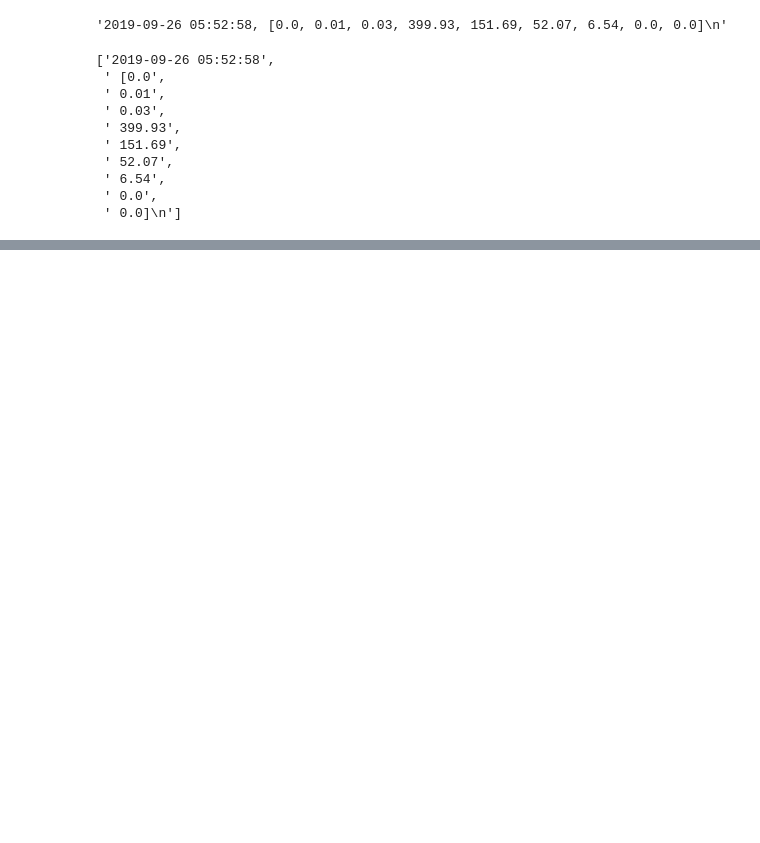
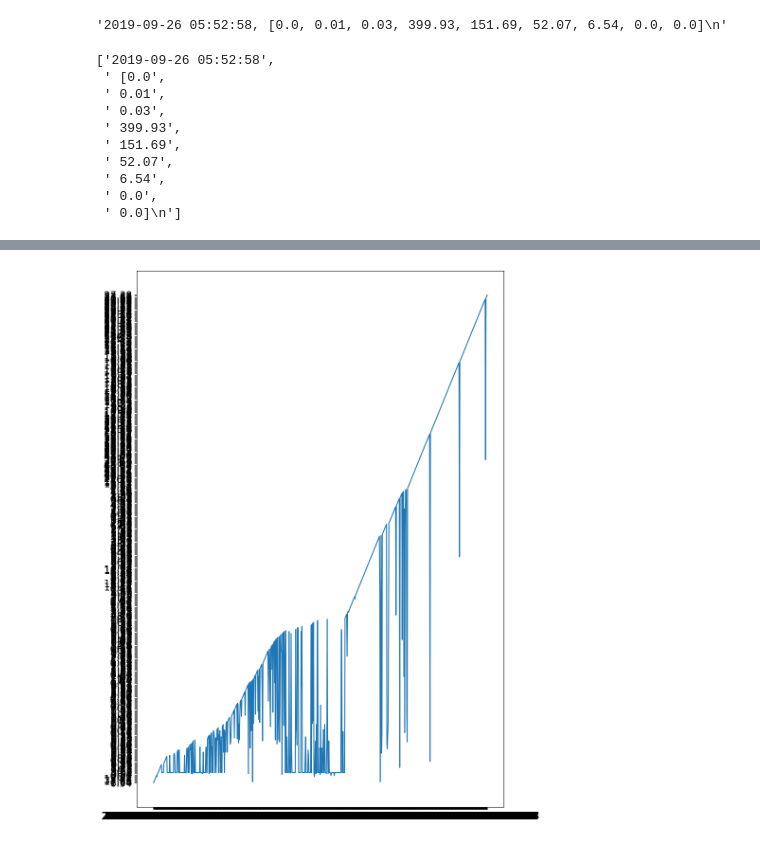
Before and after one commit to cllamb0/Roof-Testing, a Jupyter notebook: roof_station_plotting.ipynb, the cells around one changed output, grey strips where cells are left out. Saved outputs shown, nothing was run; the diff lists cells and outputs as text; code cells hidden in the pictures; blank space fills up the shorter version.

```diff
--- a/roof_station_plotting.ipynb
+++ b/roof_station_plotting.ipynb
@@ -47,7 +47,7 @@ test2
 # %%
 test1 = []
 for data in test:
-    split_data = data.split()
+    split_data = data.split(',')
     test1.append([split_data[0],split_data[7]])
 # %%
 test1
@@ -71,0 +72,3 @@ test1
+# %%
+times = [val[0] for val in test1]
+pm25 = [val[1] for val in test1]
@@ -71,0 +95,7 @@ test1
+# %%
+plt.figure(figsize=(10,15), dpi=100)
+plt.rcParams.update({'font.size': 15})
+plt.plot(times, pm25)
+plt.show()
+# %% [output]
+[figure, added]
```
Also changed, not shown: parts of 2 cells of this notebook.
